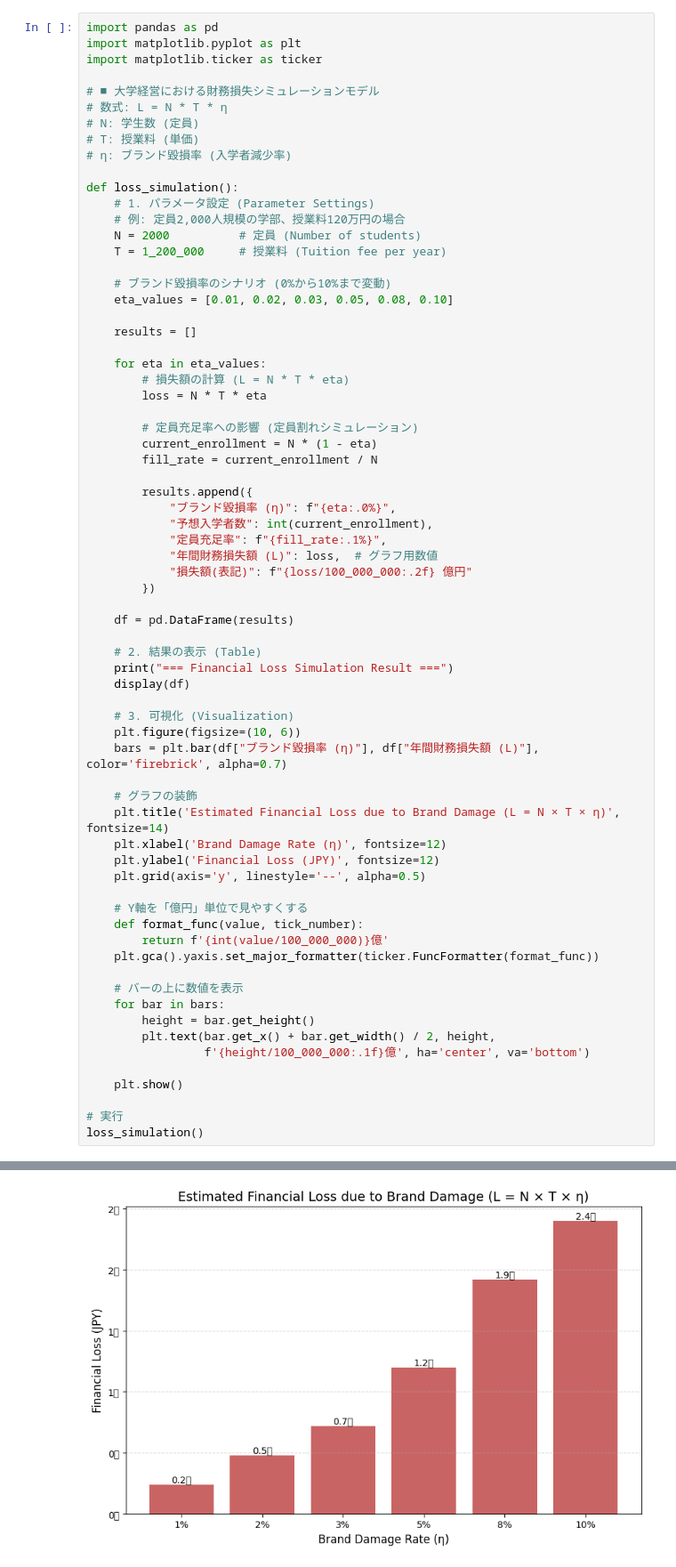
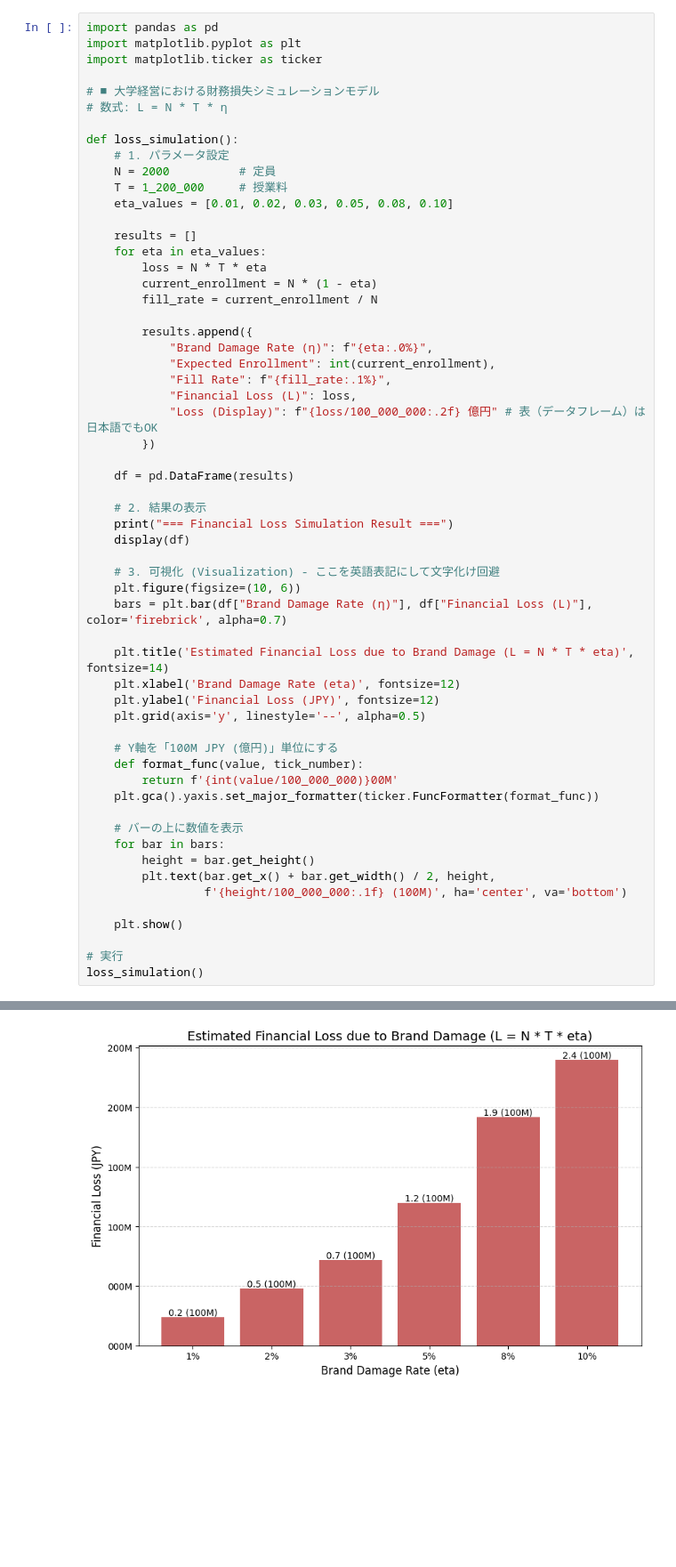
Before and after one commit to keisuke-data-lab/university-management-analysis, a Jupyter notebook: university_financial_loss_simulation.ipynb, the cells around one changed output, grey strips where cells are left out. Shown at 89% size. Saved outputs shown, nothing was run; the diff lists cells and outputs as text; blank space fills up the shorter version.

```diff
--- a/university_financial_loss_simulation.ipynb
+++ b/university_financial_loss_simulation.ipynb
@@ -5,63 +5,52 @@ import matplotlib.ticker as ticker
 
 # ■ 大学経営における財務損失シミュレーションモデル
 # 数式: L = N * T * η
-# N: 学生数 (定員)
-# T: 授業料 (単価)
-# η: ブランド毀損率 (入学者減少率)
 
 def loss_simulation():
-    # 1. パラメータ設定 (Parameter Settings)
-    # 例: 定員2,000人規模の学部、授業料120万円の場合
-    N = 2000          # 定員 (Number of students)
-    T = 1_200_000     # 授業料 (Tuition fee per year)
-
-    # ブランド毀損率のシナリオ (0%から10%まで変動)
+    # 1. パラメータ設定
+    N = 2000          # 定員
+    T = 1_200_000     # 授業料
     eta_values = [0.01, 0.02, 0.03, 0.05, 0.08, 0.10]
 
     results = []
-
     for eta in eta_values:
-        # 損失額の計算 (L = N * T * eta)
         loss = N * T * eta
-
-        # 定員充足率への影響 (定員割れシミュレーション)
         current_enrollment = N * (1 - eta)
         fill_rate = current_enrollment / N
 
         results.append({
-            "ブランド毀損率 (η)": f"{eta:.0%}",
-            "予想入学者数": int(current_enrollment),
-            "定員充足率": f"{fill_rate:.1%}",
-            "年間財務損失額 (L)": loss,  # グラフ用数値
-            "損失額(表記)": f"{loss/100_000_000:.2f} 億円"
+            "Brand Damage Rate (η)": f"{eta:.0%}",
+            "Expected Enrollment": int(current_enrollment),
+            "Fill Rate": f"{fill_rate:.1%}",
+            "Financial Loss (L)": loss,
+            "Loss (Display)": f"{loss/100_000_000:.2f} 億円" # 表（データフレーム）は日本語でもOK
         })
 
     df = pd.DataFrame(results)
 
-    # 2. 結果の表示 (Table)
+    # 2. 結果の表示
     print("=== Financial Loss Simulation Result ===")
     display(df)
 
-    # 3. 可視化 (Visualization)
+    # 3. 可視化 (Visualization) - ここを英語表記にして文字化け回避
     plt.figure(figsize=(10, 6))
-    bars = plt.bar(df["ブランド毀損率 (η)"], df["年間財務損失額 (L)"], color='firebrick', alpha=0.7)
+    bars = plt.bar(df["Brand Damage Rate (η)"], df["Financial Loss (L)"], color='firebrick', alpha=0.7)
 
-    # グラフの装飾
-    plt.title('Estimated Financial Loss due to Brand Damage (L = N × T × η)', fontsize=14)
-    plt.xlabel('Brand Damage Rate (η)', fontsize=12)
+    plt.title('Estimated Financial Loss due to Brand Damage (L = N * T * eta)', fontsize=14)
+    plt.xlabel('Brand Damage Rate (eta)', fontsize=12)
     plt.ylabel('Financial Loss (JPY)', fontsize=12)
     plt.grid(axis='y', linestyle='--', alpha=0.5)
 
-    # Y軸を「億円」単位で見やすくする
+    # Y軸を「100M JPY (億円)」単位にする
     def format_func(value, tick_number):
-        return f'{int(value/100_000_000)}億'
+        return f'{int(value/100_000_000)}00M'
     plt.gca().yaxis.set_major_formatter(ticker.FuncFormatter(format_func))
 
     # バーの上に数値を表示
     for bar in bars:
         height = bar.get_height()
         plt.text(bar.get_x() + bar.get_width() / 2, height,
-                 f'{height/100_000_000:.1f}億', ha='center', va='bottom')
+                 f'{height/100_000_000:.1f} (100M)', ha='center', va='bottom')
 
     plt.show()
 
@@ -73,7 +62,7 @@ loss_simulation()
 | 0 | 1% | 1980 | 99.0% | 24000000.0 | 0.24 億円 |
 | 1 | 2% | 1960 | 98.0% | 48000000.0 | 0.48 億円 |
 | 2 | 3% | 1940 | 97.0% | 72000000.0 | 0.72 億円 |
 | 3 | 5% | 1900 | 95.0% | 120000000.0 | 1.20 億円 |
 | 4 | 8% | 1840 | 92.0% | 192000000.0 | 1.92 億円 |
 | 5 | 10% | 1800 | 90.0% | 240000000.0 | 2.40 億円 |
-[figure, old version]
+[figure, new version]
```
Also changed, not shown: parts of 1 cell of this notebook.
